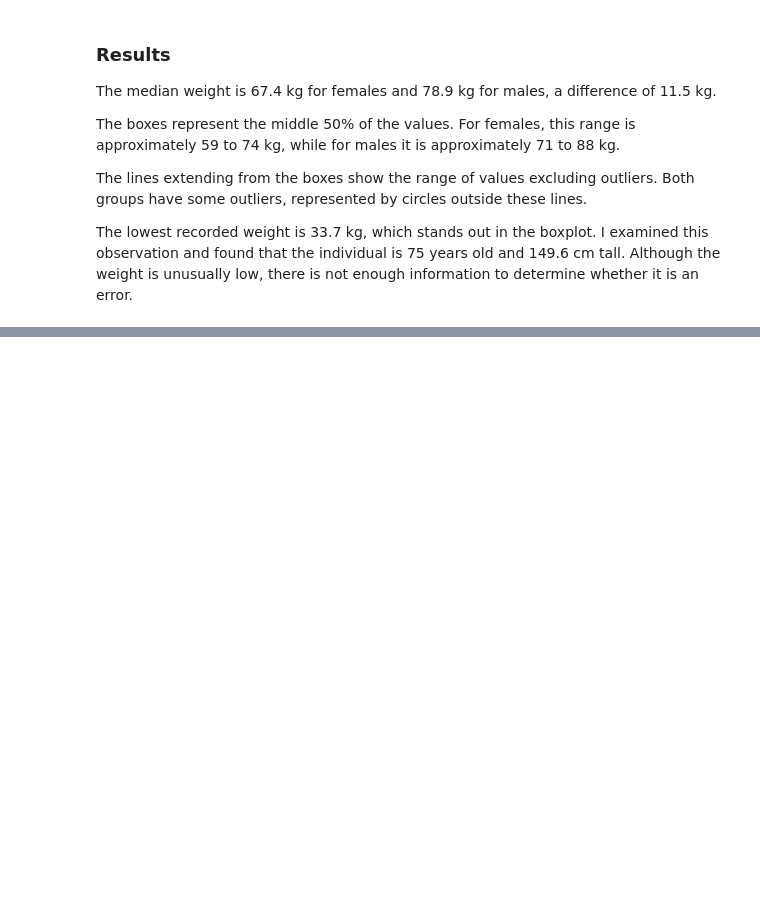
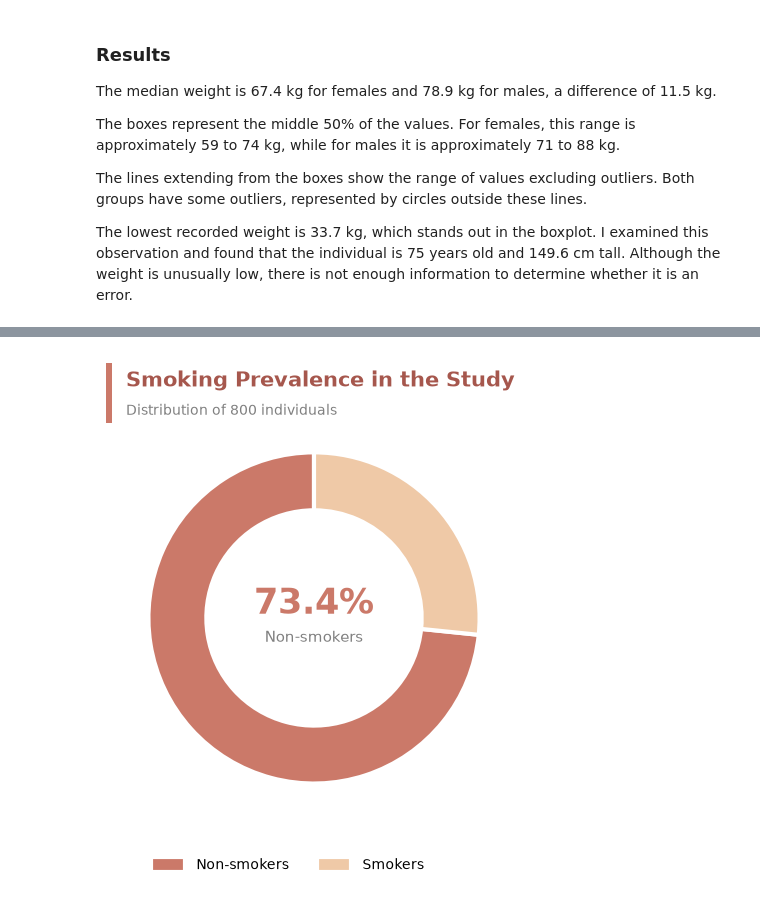
Before and after one commit to MegansCreativeLabs/health_study, a Jupyter notebook: notebooks/health_study_analysis.ipynb, the cells around one changed output, grey strips where cells are left out. Cells and saved outputs as stored; diff of their text form; code cells hidden in the pictures; blank space fills up the shorter version.

```diff
--- a/notebooks/health_study_analysis.ipynb
+++ b/notebooks/health_study_analysis.ipynb
@@ -151,0 +269,97 @@ The lowest recorded weight is 33.7 kg, which stands out in the boxplot. I examin
+# %%
+from matplotlib.patches import Rectangle
+
+# Beräknar procentandelarna
+smoking = df["smoker"].value_counts(normalize=True) * 100
+display(smoking.round(2))
+
+# Färgpalett
+coral = "#CB7969"
+peach = "#EFC9A7"
+dark_coral = "#A6574D"
+gray = "gray"
+
+# Skapar figuren och placerar diagramytan
+fig = plt.figure(figsize=(8, 6))
+ax = fig.add_axes([0.08, 0.17, 0.52, 0.69])
+
+# Skapar ringdiagrammet
+wedges, _ = ax.pie(
+    [smoking["No"], smoking["Yes"]],
+    colors=[coral, peach],
+    startangle=90,
+    radius=1.0,
+    wedgeprops=dict(
+        width=0.35,
+        edgecolor="white",
+        linewidth=3
+    )
+)
+
+# Accentlinje vid rubriken
+fig.add_artist(
+    Rectangle(
+        (0.08, 0.84),
+        0.007,
+        0.10,
+        transform=fig.transFigure,
+        facecolor=coral,
+        edgecolor="none"
+    )
+)
+
+# Rubrik och underrubrik
+fig.text(
+    0.105, 0.91,
+    "Smoking Prevalence in the Study",
+    fontsize=15,
+    fontweight="bold",
+    color=dark_coral,
+    ha="left",
+    va="center"
+)
+
+fig.text(
+    0.105, 0.86,
+    f"Distribution of {len(df)} individuals",
+    fontsize=10,
+    color=gray,
+    ha="left",
+    va="center"
+)
+
+# Procentvärde och beskrivning i ringens mitt
+ax.text(
+    0, 0.08,
+    f"{smoking['No']:.1f}%",
+    ha="center",
+    va="center",
+    fontsize=25,
+    fontweight="bold",
+    color=coral
+)
+
+ax.text(
+    0, -0.12,
+    "Non-smokers",
+    ha="center",
+    va="center",
+    fontsize=11,
+    color=gray
+)
+
+# Färgförklaring under diagrammet
+fig.legend(
+    wedges,
+    ["Non-smokers", "Smokers"],
+    loc="lower left",
+    bbox_to_anchor=(0.12, 0.07),
+    ncol=2,
+    frameon=False,
+    fontsize=10,
+    handlelength=2.5,
+    handleheight=1.2
+)
+
+plt.show()
+# %% [output]
@@ -151,0 +370 @@ The lowest recorded weight is 33.7 kg, which stands out in the boxplot. I examin
+[figure, added]
```
Also changed, not shown: parts of 5 cells of this notebook.
